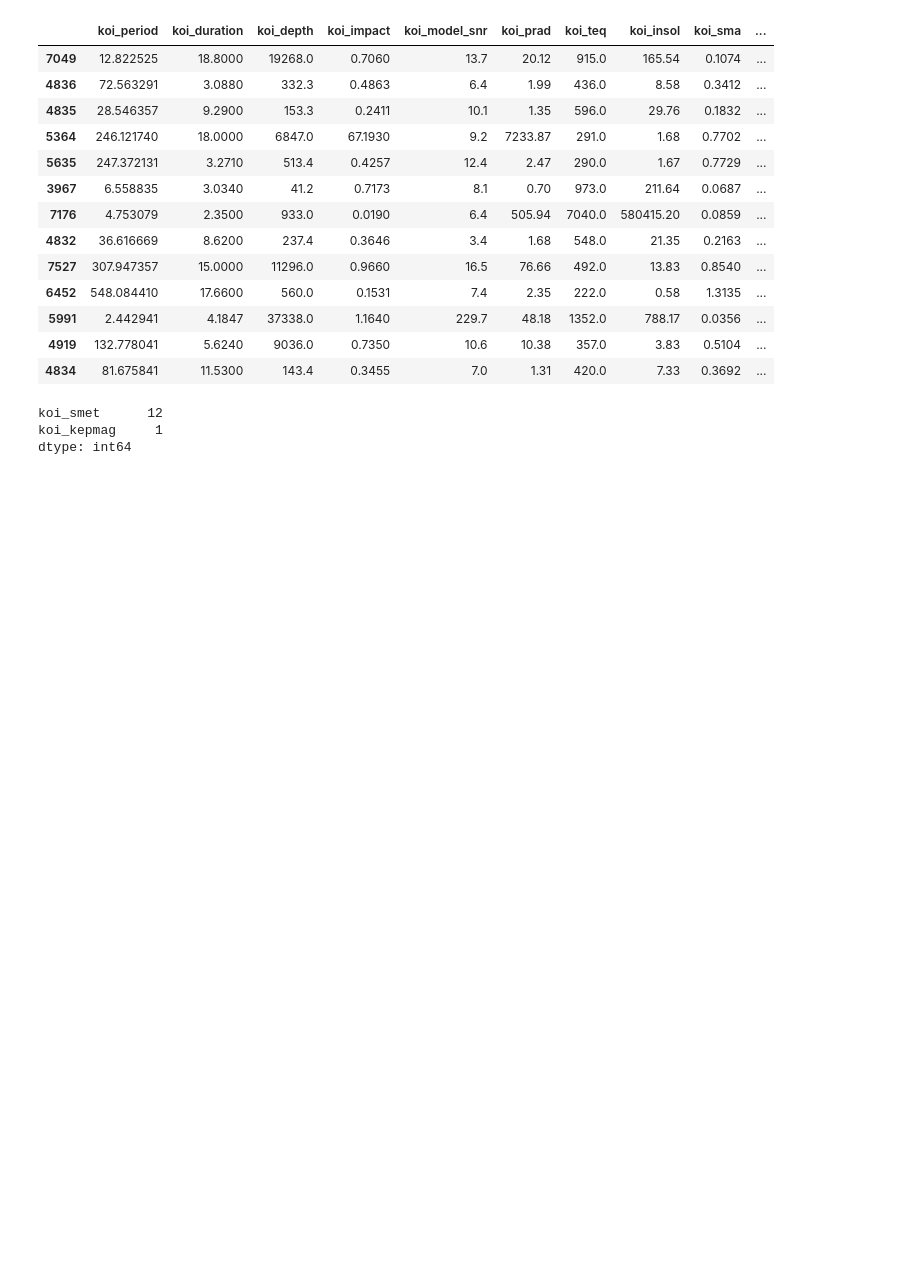
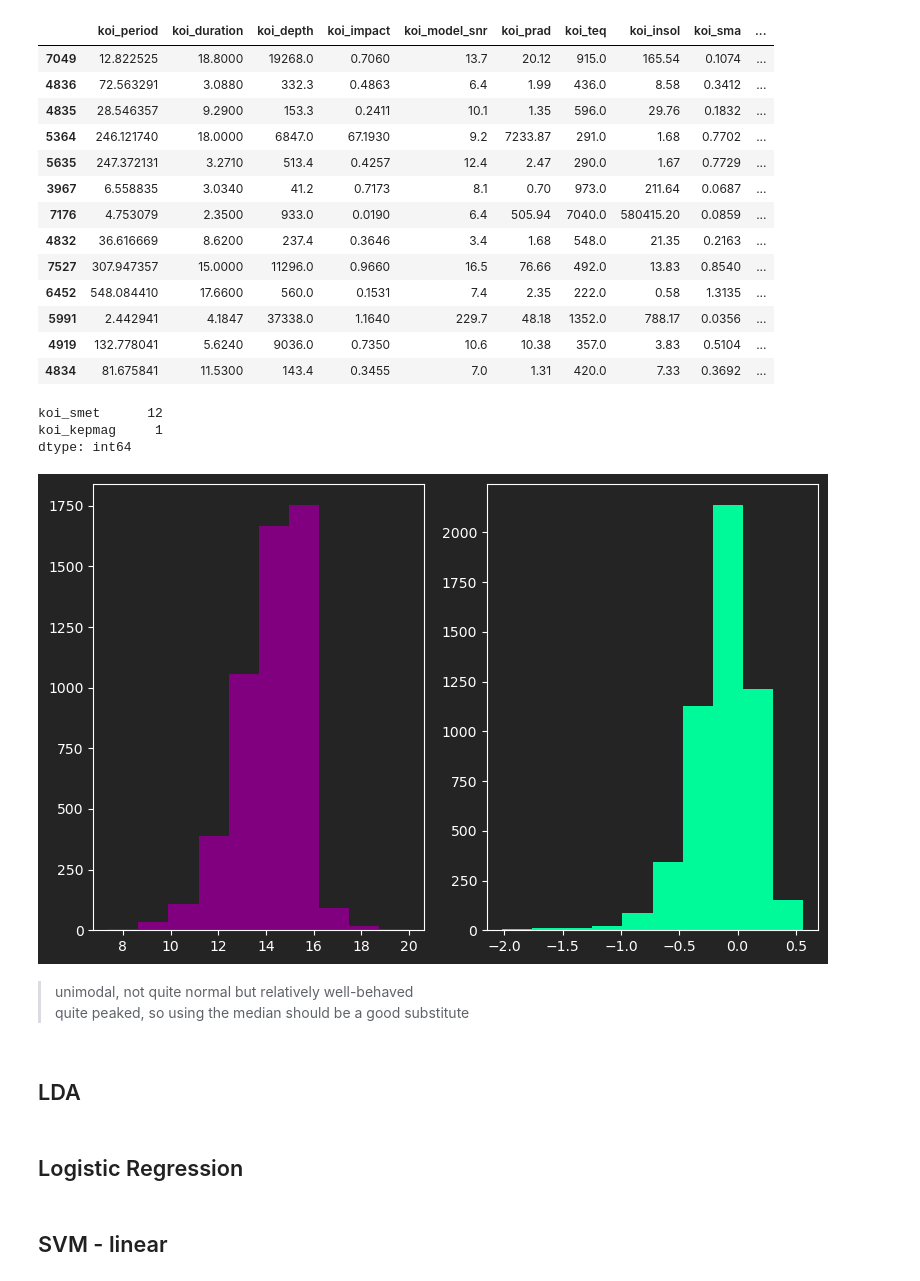
Before and after one commit to jbowen102/CS598_PSL_Project_1, a Jupyter notebook: Project1_dev.ipynb, the cells around one changed output. Drawn from its saved outputs; the diff is of its cells as text; code cells hidden in the pictures; blank space fills up the shorter version.

```diff
--- a/Project1_dev.ipynb
+++ b/Project1_dev.ipynb
@@ -270,0 +279,21 @@ dtype: int64
+# %%
+# keep only rows with 5 or fewer missing values
+keep_mask_train = X_train.isna().sum(axis=1) <= 5
+X_train = X_train.loc[keep_mask_train].copy()
+Y_train = Y_train.loc[keep_mask_train].copy()  # keep labels aligned
+
+keep_mask_test = X_test.isna().sum(axis=1) <= 5
+X_test = X_test.loc[keep_mask_test].copy()
+Y_test = Y_test.loc[keep_mask_test].copy()  # keep labels aligned
+# %%
+# now let's see what the distribution of this column's values look like
+fig, ax = plt.subplots(1, 2)
+fig.set_size_inches(8, 5)
+X_train["koi_kepmag"].hist(grid=False, ax = ax[0], color="purple");
+X_train["koi_smet"].hist(grid=False, ax = ax[1], color="mediumspringgreen");
+plt.tight_layout()
+# %% [output]
+[figure, added]
+# %% [markdown]
+> unimodal, not quite normal but relatively well-behaved
+quite peaked, so using the median should be a good substitute
@@ -270,0 +306,6 @@ dtype: int64
+# %% [markdown]
+## LDA
+# %% [markdown]
+## Logistic Regression
+# %% [markdown]
+## SVM - linear
```
Also changed, not shown: parts of 12 cells of this notebook.
